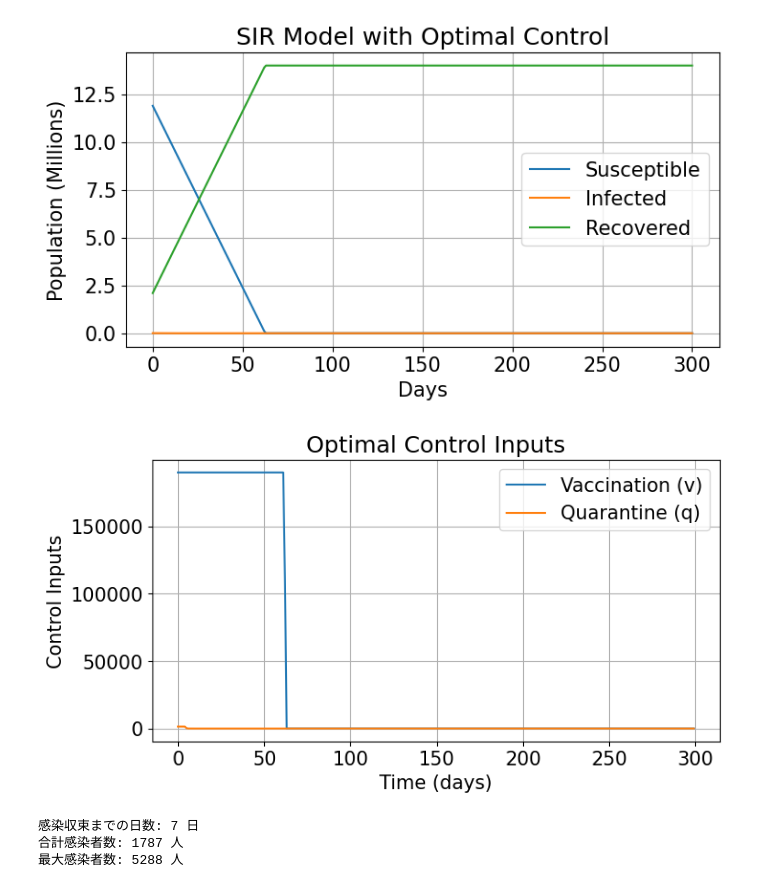
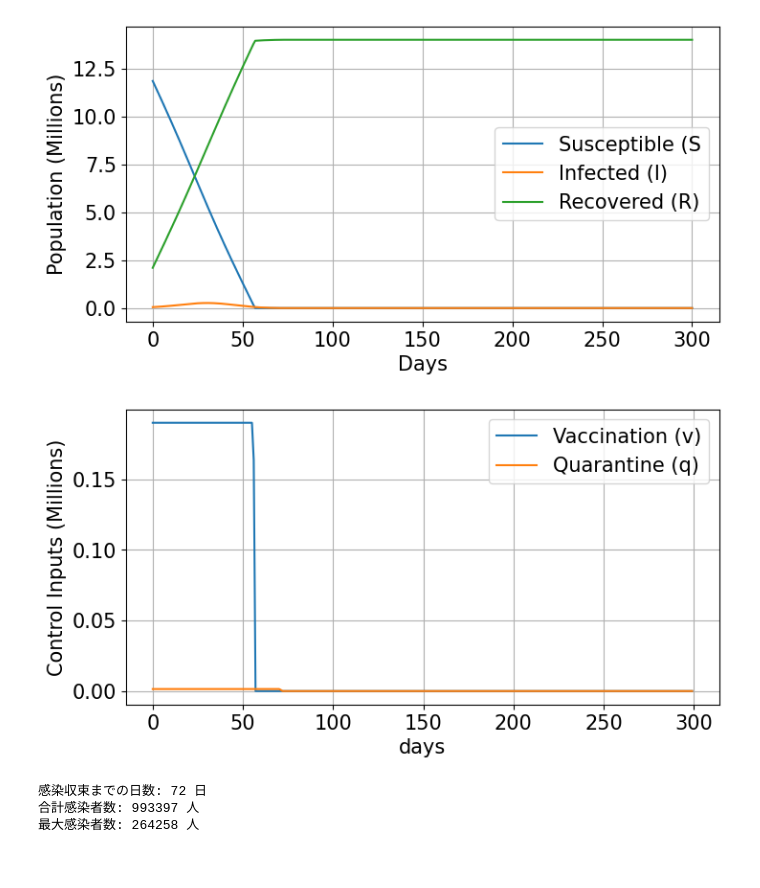
Before and after one commit to junya737/sir-model, a Jupyter notebook: control.ipynb, the cells around one changed output. Cells and saved outputs as stored; diff of their text form; code cells hidden in the pictures.

```diff
--- a/control.ipynb
+++ b/control.ipynb
@@ -6,6 +6,16 @@ plt.rcParams["font.size"] = 15
 # %%
 USE_VACCINE = True   # ワクチン接種を使うかどうか
 USE_QUARANTINE = True # 隔離を使うかどうか
+IS_VACCINE_EXPENSIVE = True
+IS_QUARANTINE_EXPENSIVE = True
+
+# サフィックスの定義
+suffix = ""
+suffix += "_v1" if USE_VACCINE else "_v0"  # ワクチン: v1=使用, v0=未使用
+suffix += "_q1" if USE_QUARANTINE else "_q0"  # 隔離: q1=使用, q0=未使用
+suffix += "_ve1" if IS_VACCINE_EXPENSIVE else "_ve0"  # ワクチンコスト: ve1=高い, ve0=安い
+suffix += "_qe1" if IS_QUARANTINE_EXPENSIVE else "_qe0"  # 隔離コスト: qe1=高い, qe0=安い
+
 
 
 # パラメータ設定
@@ -13,7 +23,7 @@ T = 300  # 時間ステップ
 dt = 1  # 時間刻み
 
 N = 1.4 * 10**7    # 全人口
-I0 = 5288            # 初期感染者数
+I0 = 5000*10            # 初期感染者数 実際の値×10とした．
 R0 = N * 0.15             # 初期回復者数
 S0 = N - I0 - R0   # 初期の感受性者数
 
@@ -32,6 +42,10 @@ mu_q = 10/17 # 隔離コスト
 mu_S = 0.001  # 感受性者数のコスト
 mu_R = 0.001  # 回復者数のコスト
 
+if IS_VACCINE_EXPENSIVE:
+    mu_v *= 100
+if IS_QUARANTINE_EXPENSIVE:
+    mu_q *= 100
 
 # 初期化
 S = np.zeros(T + 1)
@@ -108,44 +122,44 @@ for iteration in range(max_iter):
         R[t + 1] = max(0, new_R + adjustment * (R[t] / N))
 
     # 収束判定
     if np.max(np.abs(v - prev_v)) < epsilon and np.max(np.abs(q - prev_q)) < epsilon:
         break
 
 # 結果のプロット
 time = np.arange(T + 1)
 
 plt.figure(figsize=(8, 4))
-plt.plot(time, S / 1e6, label='Susceptible')
-plt.plot(time, I / 1e6, label='Infected')
-plt.plot(time, R / 1e6, label='Recovered')
+plt.plot(time, S / 1e6, label='Susceptible (S')
+plt.plot(time, I / 1e6, label='Infected (I)')
+plt.plot(time, R / 1e6, label='Recovered (R)')
 plt.xlabel('Days')
 plt.ylabel('Population (Millions)')
-plt.title('SIR Model with Optimal Control')
 plt.legend()
 plt.grid(True)
+plt.savefig(f"data/sir_{suffix}.pdf", bbox_inches='tight')
 plt.show()
 
 plt.figure(figsize=(8, 4))
-plt.plot(np.arange(T), v, label='Vaccination (v)')
-plt.plot(np.arange(T), q, label='Quarantine (q)')
-plt.xlabel('Time (days)')
-plt.ylabel('Control Inputs')
-plt.title('Optimal Control Inputs')
+plt.plot(np.arange(T), v / 1e6, label='Vaccination (v)')
+plt.plot(np.arange(T), q / 1e6, label='Quarantine (q)')
+plt.xlabel('days')
+plt.ylabel('Control Inputs (Millions)')
 plt.legend()
 plt.grid(True)
+plt.savefig(f"data/control_{suffix}.pdf", bbox_inches='tight')
 plt.show()
 
 # 感染収束日数 (感染者が一定以下に減少する日を判断)
 threshold = 10  # 感染者数の閾値 (例えば10人未満で収束と定義)
 days_to_contain = np.argmax(I < threshold)  # 最初に閾値を下回った日
 cumulative_infected = np.sum(I) * dt * gamma
 max_infected = np.max(I)
 print(f"感染収束までの日数: {days_to_contain} 日")
 print(f"合計感染者数: {cumulative_infected:.0f} 人")
 print(f"最大感染者数: {max_infected:.0f} 人")
 # %% [output]
-[figure, old version]
+[figure, new version]
-[figure, old version]
+[figure, new version]
-感染収束までの日数: 7 日
-合計感染者数: 1787 人
-最大感染者数: 5288 人
+感染収束までの日数: 72 日
+合計感染者数: 993397 人
+最大感染者数: 264258 人
```
